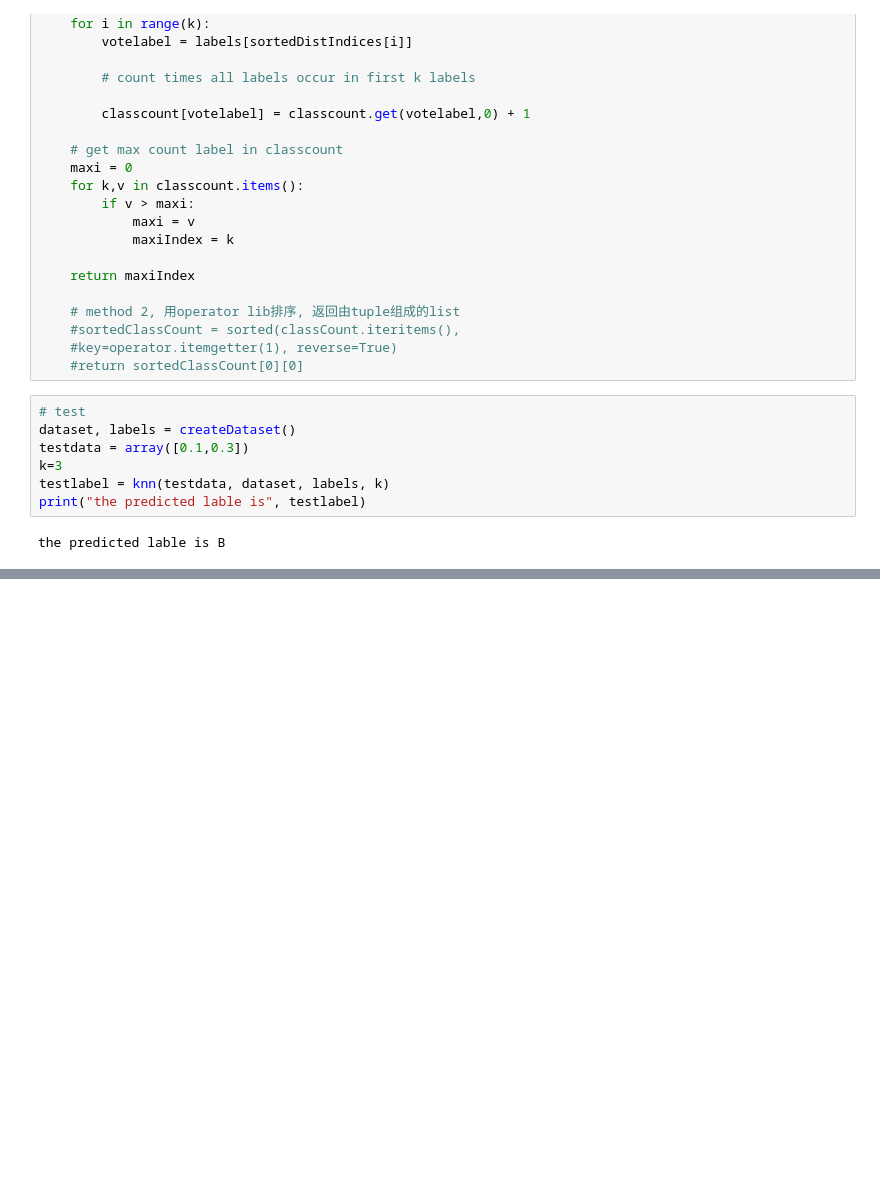
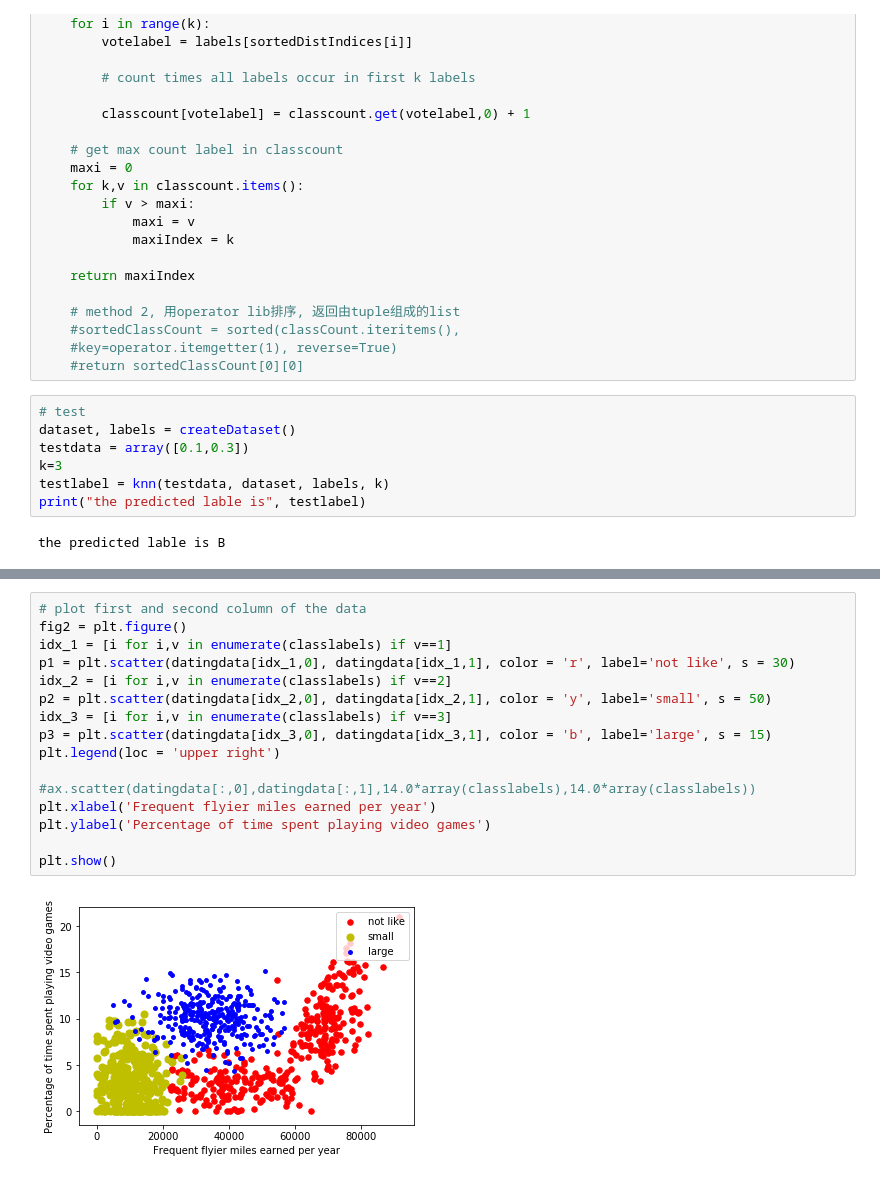
Before and after one commit to JoviZZZ/Machine-Learning-Action, a Jupyter notebook: KNN.ipynb, the cells around one changed output, grey strips where cells are left out. Cells and saved outputs as stored; diff of their text form; blank space fills up the shorter version.

```diff
--- a/KNN.ipynb
+++ b/KNN.ipynb
@@ -61,0 +105,18 @@ the predicted lable is B
+# %%
+# plot first and second column of the data
+fig2 = plt.figure()
+idx_1 = [i for i,v in enumerate(classlabels) if v==1]
+p1 = plt.scatter(datingdata[idx_1,0], datingdata[idx_1,1], color = 'r', label='not like', s = 30)
+idx_2 = [i for i,v in enumerate(classlabels) if v==2]
+p2 = plt.scatter(datingdata[idx_2,0], datingdata[idx_2,1], color = 'y', label='small', s = 50)
+idx_3 = [i for i,v in enumerate(classlabels) if v==3]
+p3 = plt.scatter(datingdata[idx_3,0], datingdata[idx_3,1], color = 'b', label='large', s = 15)
+plt.legend(loc = 'upper right')
+
+#ax.scatter(datingdata[:,0],datingdata[:,1],14.0*array(classlabels),14.0*array(classlabels))
+plt.xlabel('Frequent flyier miles earned per year')
+plt.ylabel('Percentage of time spent playing video games')
+
+plt.show()
+# %% [output]
+[figure, added]
```
Also changed, not shown: parts of 21 cells of this notebook.
